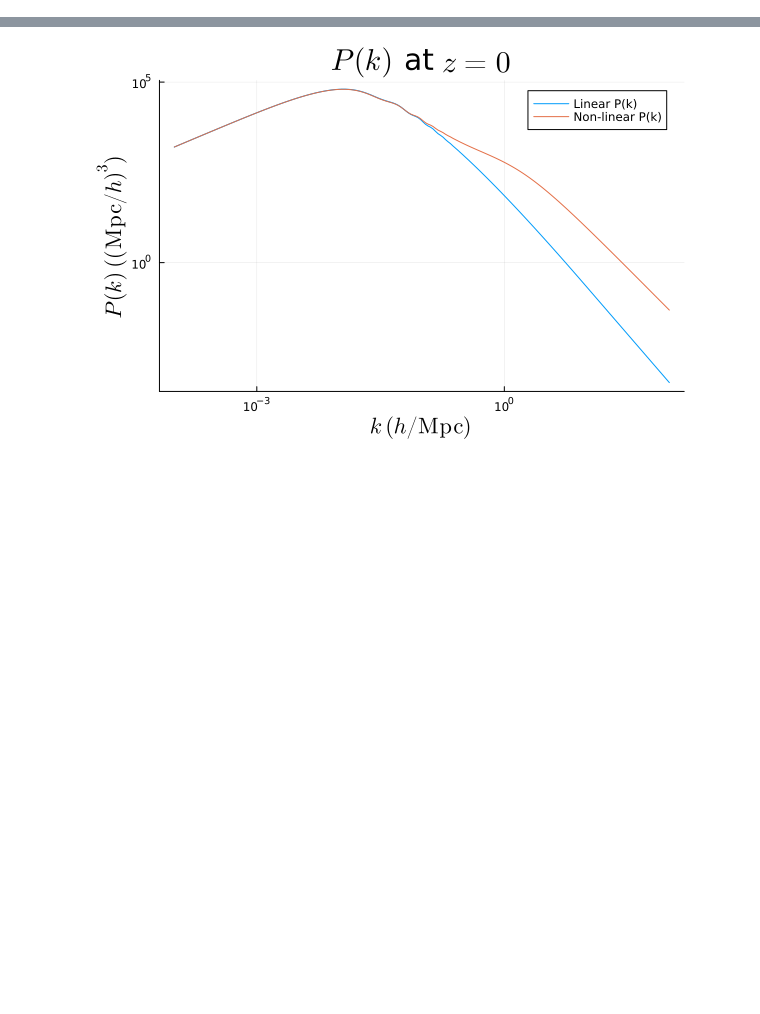
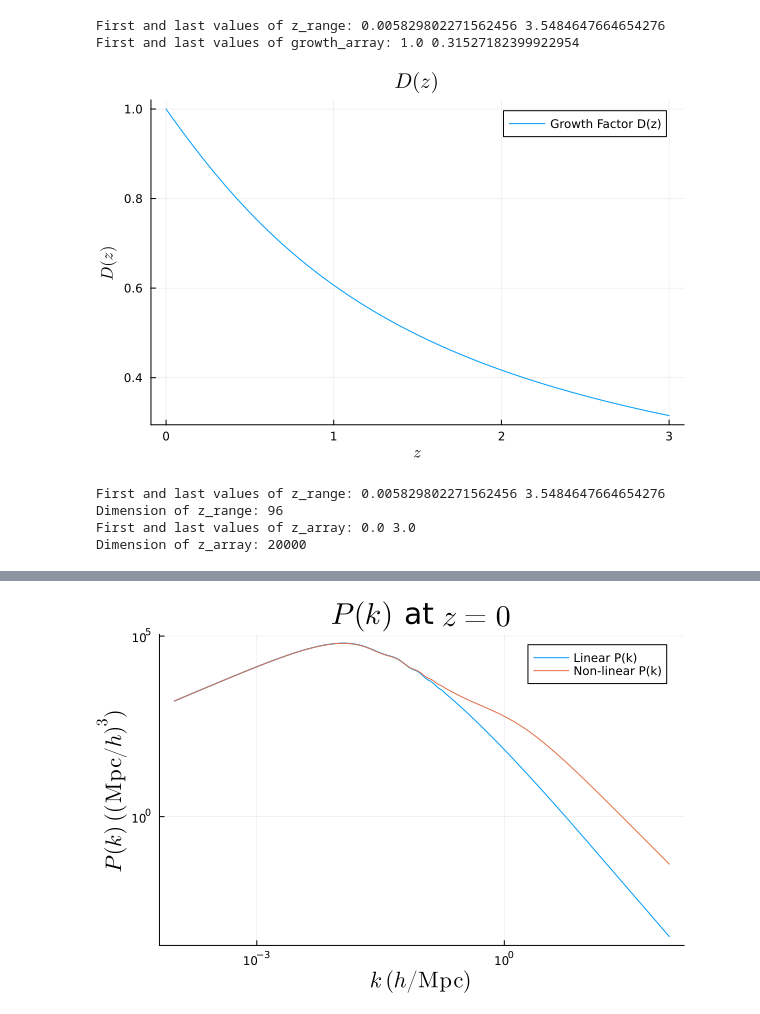
Before and after one commit to anvi-git/3D_Angular_Power_Spectrum, a Jupyter notebook: notebooks/new_beyond_BLAST.ipynb, the cells around one changed output, grey strips where cells are left out. Cells and saved outputs as stored; diff of their text form; code cells hidden in the pictures; blank space fills up the shorter version.

```diff
--- a/notebooks/new_beyond_BLAST.ipynb
+++ b/notebooks/new_beyond_BLAST.ipynb
@@ -71,0 +157,42 @@ plot(z_b, χ_b, label="z(b) and x(b)",
+# %%
+#i want to obtain the growth factor D(z) from the background quantities. i can use the cosmology package to compute this.
+cosmo = Blast.FlatΛCDM()
+# Number of comoving distance points
+nχ = 96
+# Array of comoving distances
+χ = LinRange(26, 7000, nχ)
+# Array of redshifts corresponding to the comoving distances
+z_range = z_of_χ.(χ)
+println("First and last values of z_range: ", first(z_range), " ", last(z_range))
+
+function heath_integral(cosmo, z)
+    integrand(zp) = (1.0 + zp) / (Blast.compute_adimensional_hubble_factor(zp, cosmo)^3)
+    integral_val, _ = quadgk(integrand, z, Inf, rtol=1e-8)
+    return Blast.compute_adimensional_hubble_factor(z, cosmo) * integral_val
+end
+function compute_growth_factor(cosmo, z_array)
+    D_unnorm_z0 = heath_integral(cosmo, 0.0)
+    D_array = [heath_integral(cosmo, zz) / D_unnorm_z0 for zz in z_array]
+    return D_array
+end
+# Array of growth factor values
+growth_array = compute_growth_factor(cosmo, z_array)
+println("First and last values of growth_array: ", first(growth_array), " ", last(growth_array))
+# for (z, D) in zip(z_array, growth_array)
+#     println("z = $z -> D(z) = $(round(D, digits=5))")
+# end
+plot(z_array, growth_array, label="Growth Factor D(z)", xlabel=L"$z$", ylabel=L"$D(z)$", title=L"$D(z)$")
+# %% [output]
+First and last values of z_range: 0.005829802271562456 3.5484647664654276
+First and last values of growth_array: 1.0 0.31527182399922954
+[figure, added]
+# %%
+println("First and last values of z_range: ", first(z_range), " ", last(z_range))
+println("Dimension of z_range: ", size(z_range)[1])
+println("First and last values of z_array: ", first(z_array), " ", last(z_array))
+println("Dimension of z_array: ", size(z_array)[1])
+# %% [output]
+First and last values of z_range: 0.005829802271562456 3.5484647664654276
+Dimension of z_range: 96
+First and last values of z_array: 0.0 3.0
+Dimension of z_array: 20000
```
Also changed, not shown: parts of 30 cells of this notebook, 1 other file.
